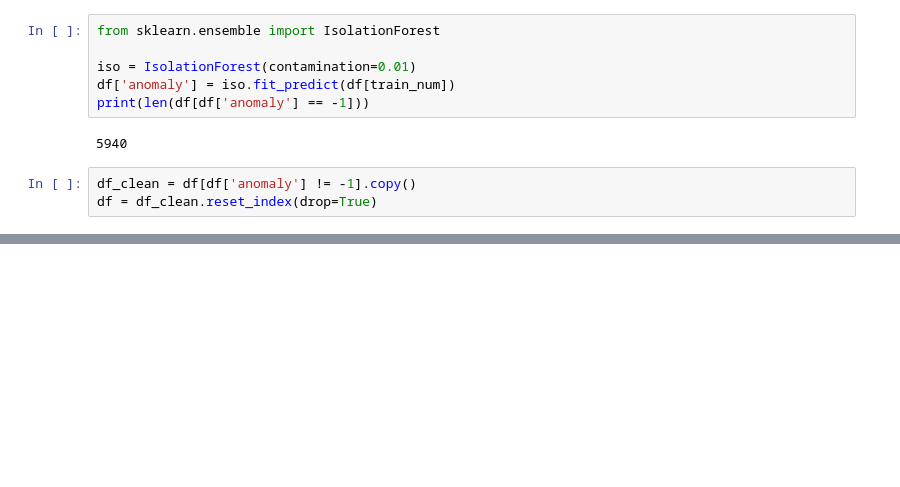
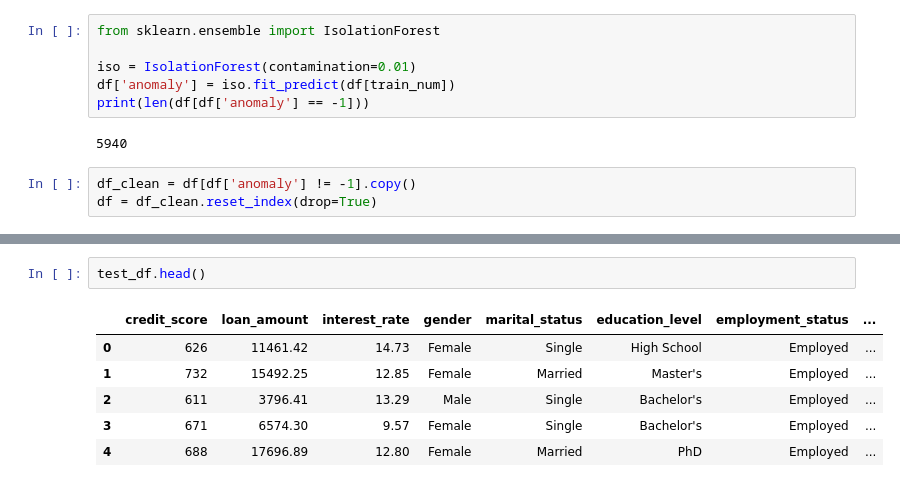
Before and after one commit to kokilagaurav/Loan_payback_predictiing_system, a Jupyter notebook: notebook.ipynb, the cells around one changed output, grey strips where cells are left out. Cells and saved outputs as stored; diff of their text form; blank space fills up the shorter version.

```diff
--- a/notebook.ipynb
+++ b/notebook.ipynb
@@ -194,0 +226,9 @@ df = df_clean.reset_index(drop=True)
+# %%
+test_df.head()
+# %% [output]
+|  | credit_score | loan_amount | interest_rate | gender | marital_status | education_level | employment_status | ... |
+| 0 | 626 | 11461.42 | 14.73 | Female | Single | High School | Employed | ... |
+| 1 | 732 | 15492.25 | 12.85 | Female | Married | Master's | Employed | ... |
+| 2 | 611 | 3796.41 | 13.29 | Male | Single | Bachelor's | Employed | ... |
+| 3 | 671 | 6574.30 | 9.57 | Female | Single | Bachelor's | Employed | ... |
+| 4 | 688 | 17696.89 | 12.80 | Female | Married | PhD | Employed | ... |
```
Also changed, not shown: parts of 9 cells of this notebook.
